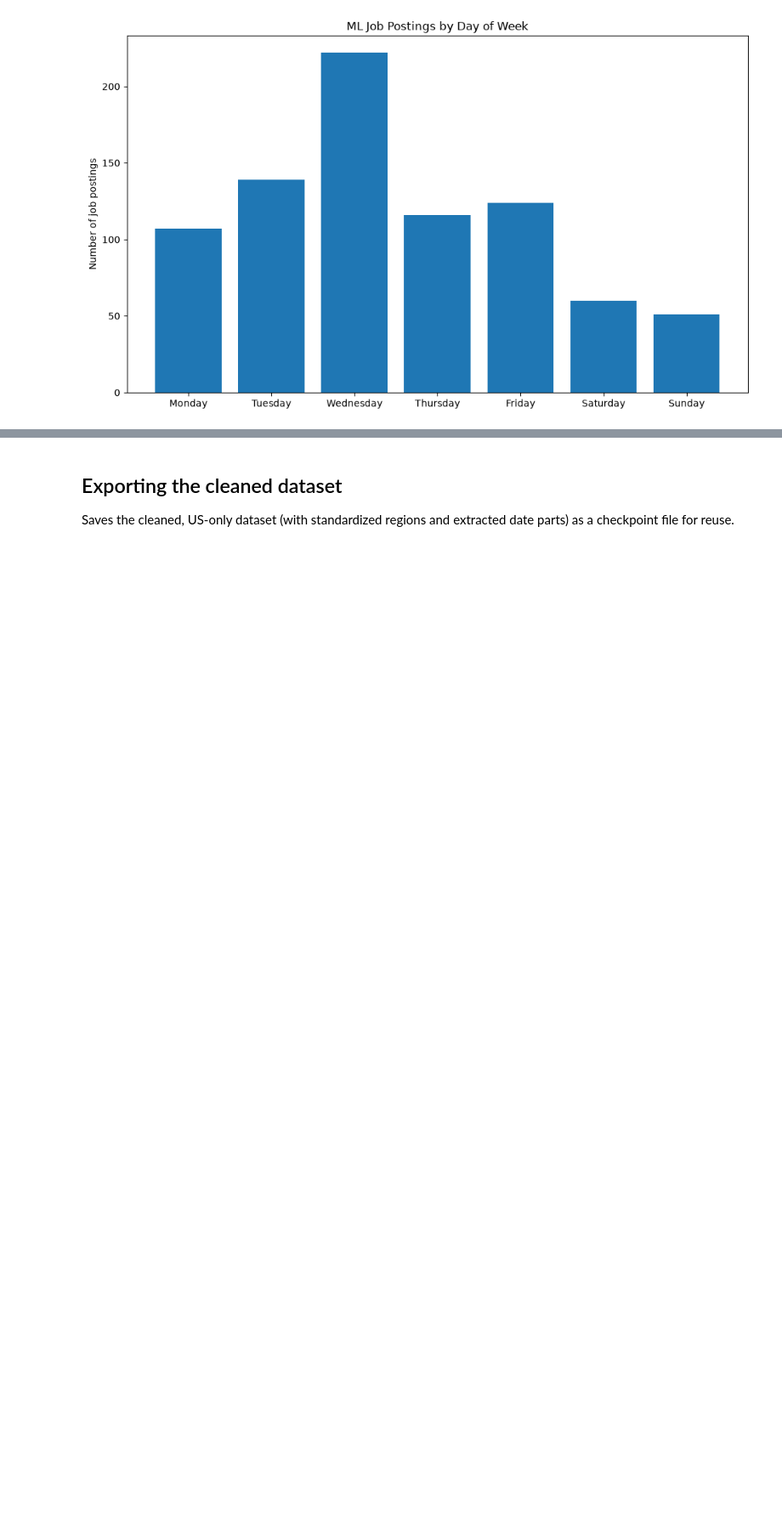
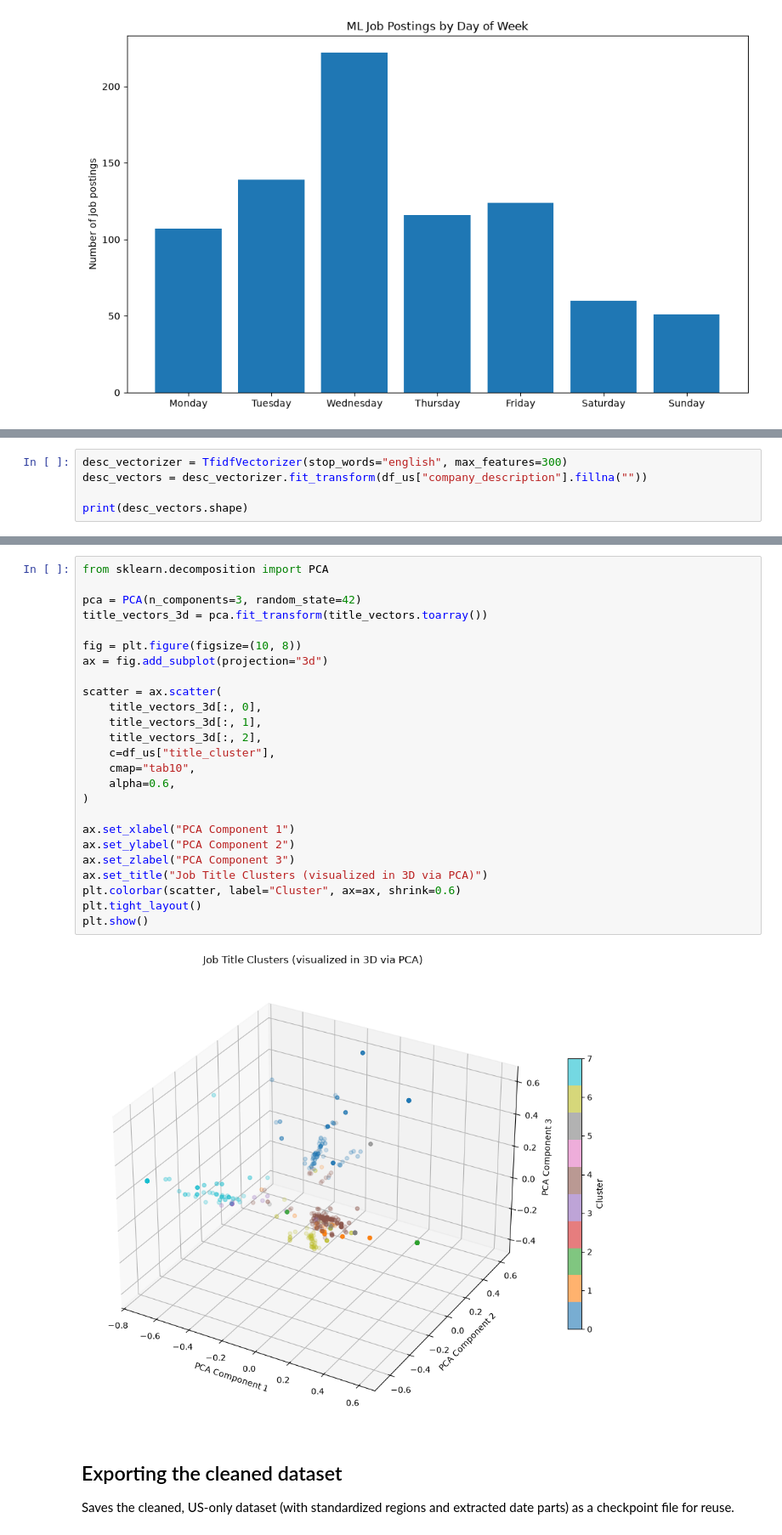
Before and after one commit to victoryilem2004/Project-1, a Jupyter notebook: eda.ipynb, the cells around one changed output, grey strips where cells are left out. Shown at 85% size. Cells and saved outputs as stored; diff of their text form; blank space fills up the shorter version.

```diff
--- a/eda.ipynb
+++ b/eda.ipynb
@@ -256,0 +420,5 @@ plt.show()
+# %%
+desc_vectorizer = TfidfVectorizer(stop_words="english", max_features=300)
+desc_vectors = desc_vectorizer.fit_transform(df_us["company_description"].fillna(""))
+
+print(desc_vectors.shape)
@@ -257,3 +674,30 @@ plt.show()
+# %%
+from sklearn.decomposition import PCA
+
+pca = PCA(n_components=3, random_state=42)
+title_vectors_3d = pca.fit_transform(title_vectors.toarray())
+
+fig = plt.figure(figsize=(10, 8))
+ax = fig.add_subplot(projection="3d")
+
+scatter = ax.scatter(
+    title_vectors_3d[:, 0],
+    title_vectors_3d[:, 1],
+    title_vectors_3d[:, 2],
+    c=df_us["title_cluster"],
+    cmap="tab10",
+    alpha=0.6,
+)
+
+ax.set_xlabel("PCA Component 1")
+ax.set_ylabel("PCA Component 2")
+ax.set_zlabel("PCA Component 3")
+ax.set_title("Job Title Clusters (visualized in 3D via PCA)")
+plt.colorbar(scatter, label="Cluster", ax=ax, shrink=0.6)
+plt.tight_layout()
+plt.show()
+# %% [output]
+[figure, added]
 # %% [markdown]
 ## Exporting the cleaned dataset
 
```
Also changed, not shown: parts of 27 cells of this notebook.
